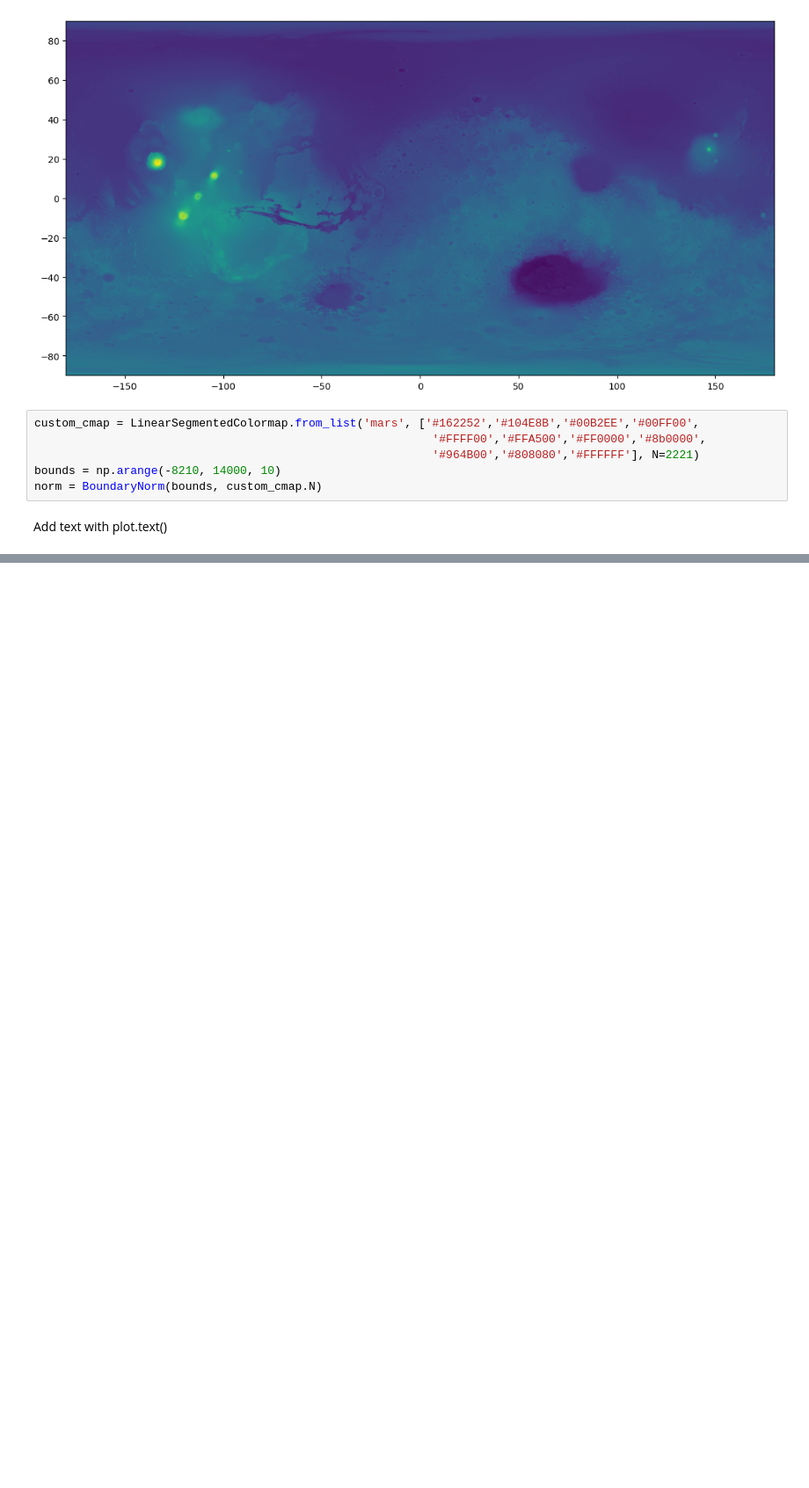
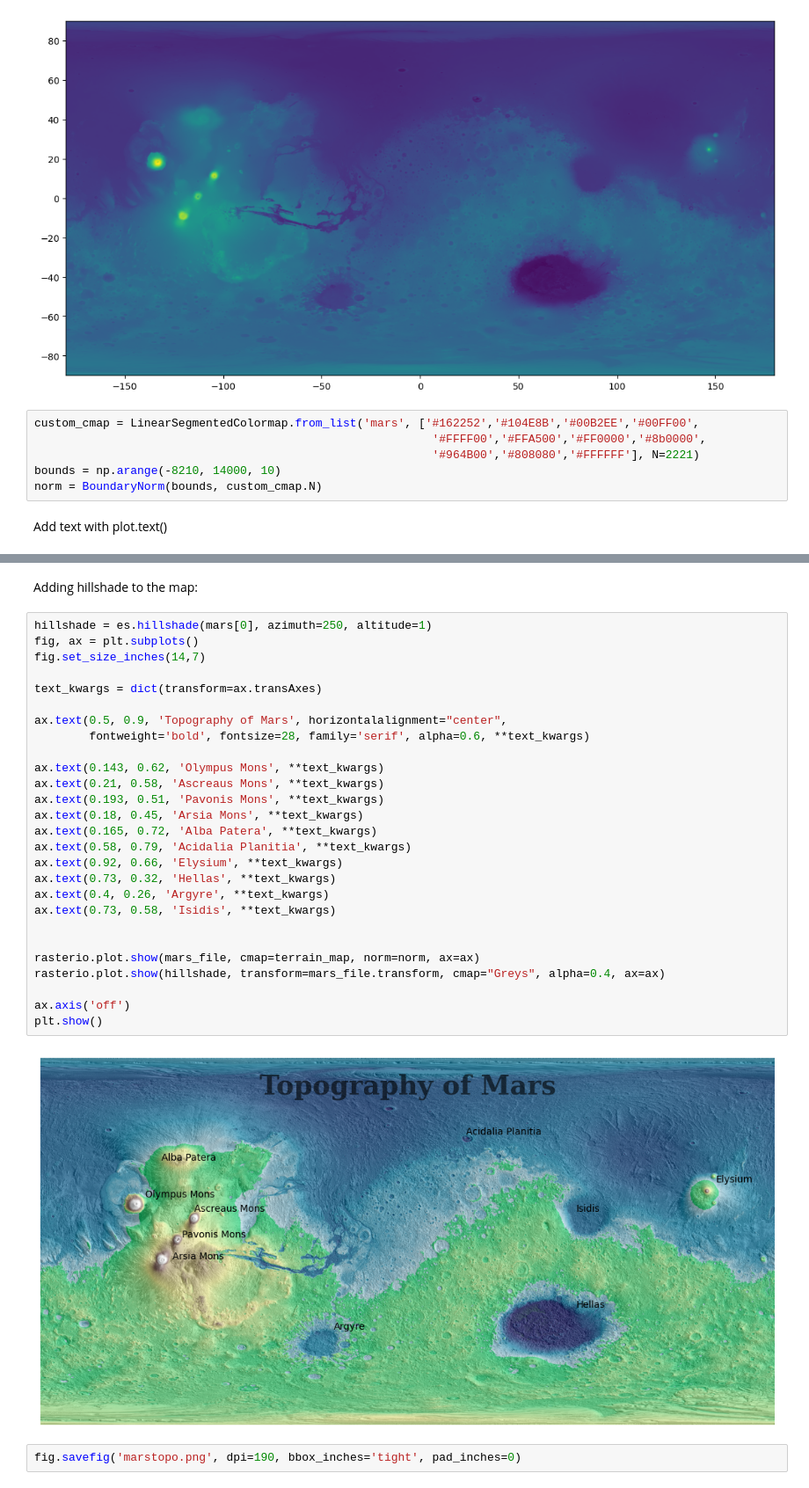
Before and after one commit to blpeters/PythonMaps, a Jupyter notebook: map8_marsTopo/map8.ipynb, the cells around one changed output, grey strips where cells are left out. Shown at 88% size. Saved outputs shown, nothing was run; the diff lists cells and outputs as text; blank space fills up the shorter version.

```diff
--- a/map8_marsTopo/map8.ipynb
+++ b/map8_marsTopo/map8.ipynb
@@ -45,0 +88,33 @@ plt.show()
+# %% [markdown]
+Adding hillshade to the map:
+# %%
+hillshade = es.hillshade(mars[0], azimuth=250, altitude=1)
+fig, ax = plt.subplots()
+fig.set_size_inches(14,7)
+
+text_kwargs = dict(transform=ax.transAxes)
+
+ax.text(0.5, 0.9, 'Topography of Mars', horizontalalignment="center",
+        fontweight='bold', fontsize=28, family='serif', alpha=0.6, **text_kwargs)
+
+ax.text(0.143, 0.62, 'Olympus Mons', **text_kwargs)
+ax.text(0.21, 0.58, 'Ascreaus Mons', **text_kwargs)
+ax.text(0.193, 0.51, 'Pavonis Mons', **text_kwargs)
+ax.text(0.18, 0.45, 'Arsia Mons', **text_kwargs)
+ax.text(0.165, 0.72, 'Alba Patera', **text_kwargs)
+ax.text(0.58, 0.79, 'Acidalia Planitia', **text_kwargs)
+ax.text(0.92, 0.66, 'Elysium', **text_kwargs)
+ax.text(0.73, 0.32, 'Hellas', **text_kwargs)
+ax.text(0.4, 0.26, 'Argyre', **text_kwargs)
+ax.text(0.73, 0.58, 'Isidis', **text_kwargs)
+
+
+rasterio.plot.show(mars_file, cmap=terrain_map, norm=norm, ax=ax)
+rasterio.plot.show(hillshade, transform=mars_file.transform, cmap="Greys", alpha=0.4, ax=ax)
+
+ax.axis('off')
+plt.show()
+# %% [output]
+[figure, added]
+# %%
+fig.savefig('marstopo.png', dpi=190, bbox_inches='tight', pad_inches=0)
```
Also changed, not shown: parts of 5 cells of this notebook, 2 other files.
